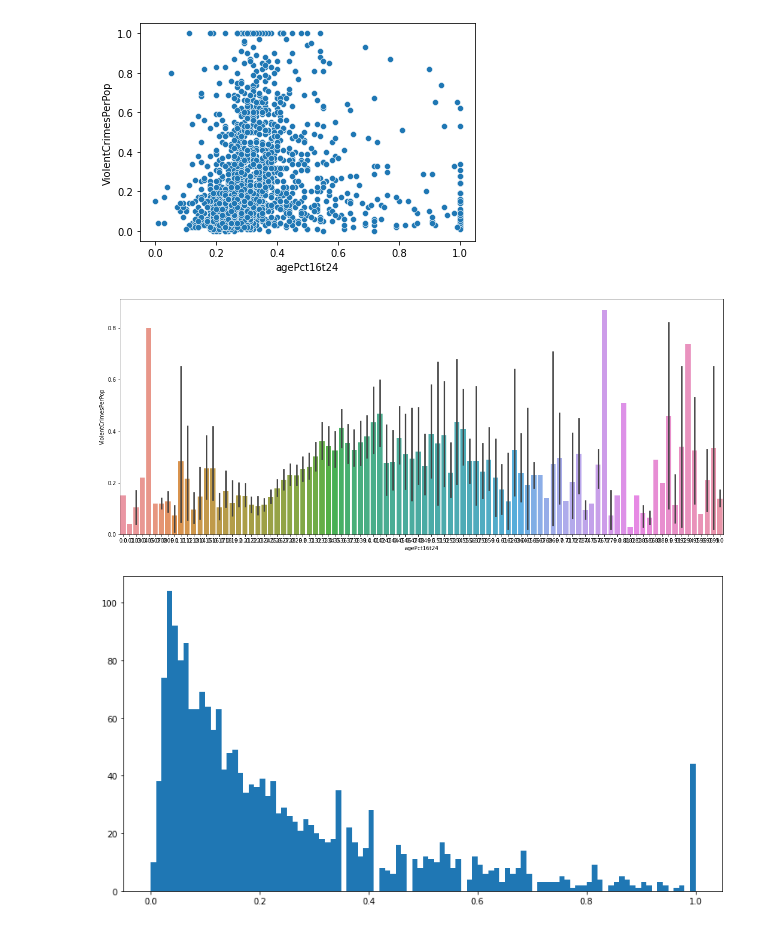
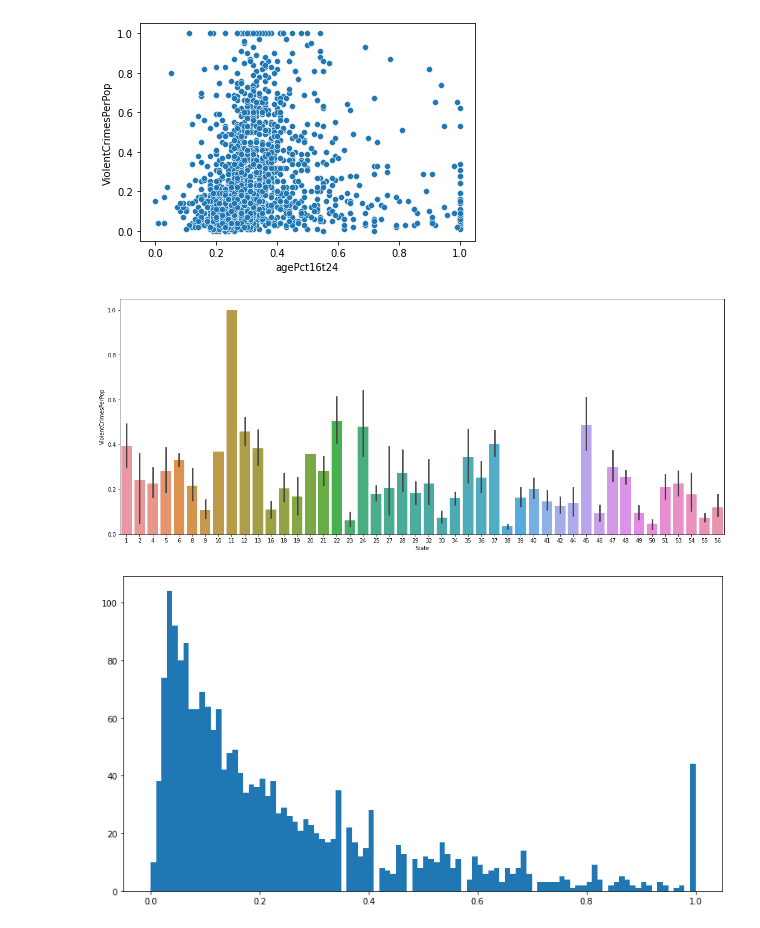
Before and after one commit to DinaHM99/Analyzing-UCI-crimes-and-communities, a Jupyter notebook: UC_crime.ipynb, the cells around one changed output. Saved outputs shown, nothing was run; the diff lists cells and outputs as text; code cells hidden in the pictures.

```diff
--- a/UC_crime.ipynb
+++ b/UC_crime.ipynb
@@ -153,10 +141,10 @@ plt.show()
 [figure]
 # %%
 plt.figure(figsize=(20,8))
-ax = sns.barplot(x="agePct16t24" , y="ViolentCrimesPerPop", data=df)
+ax = sns.barplot(x="State" , y="ViolentCrimesPerPop", data=df)
 plt.show()
 # %% [output]
-[figure, old version]
+[figure, new version]
 # %%
 plt.figure(figsize=(13,7))
 plt.hist(df['ViolentCrimesPerPop'].fillna(-1), bins=100)
```
Also changed, not shown: parts of 1 cell of this notebook.
